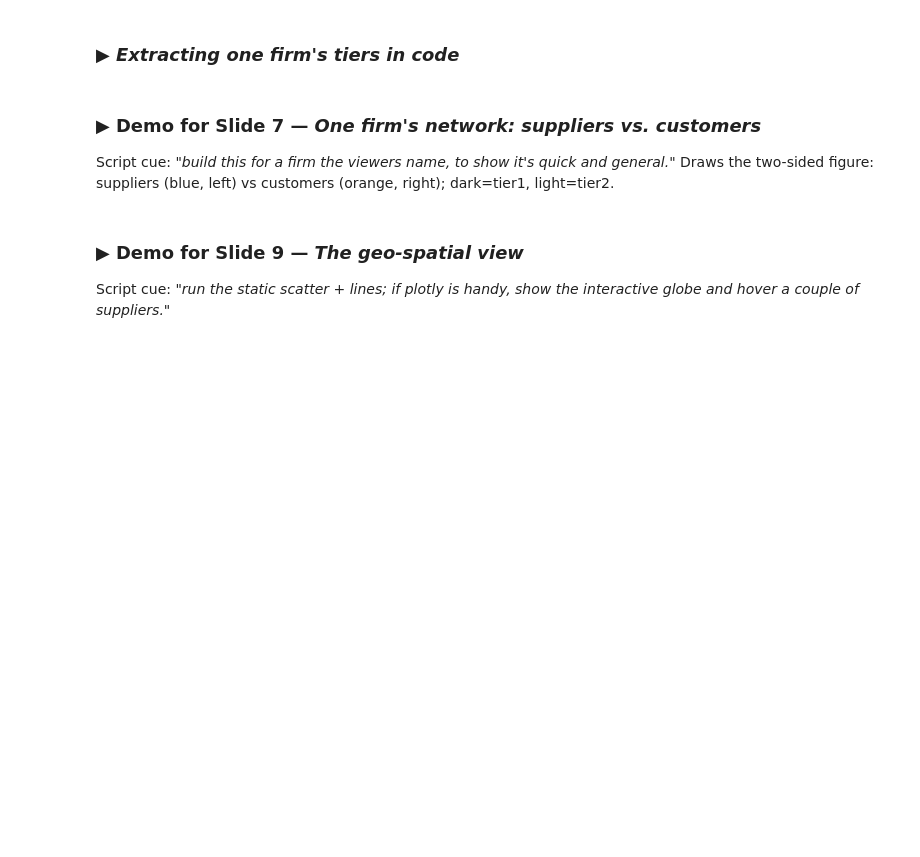
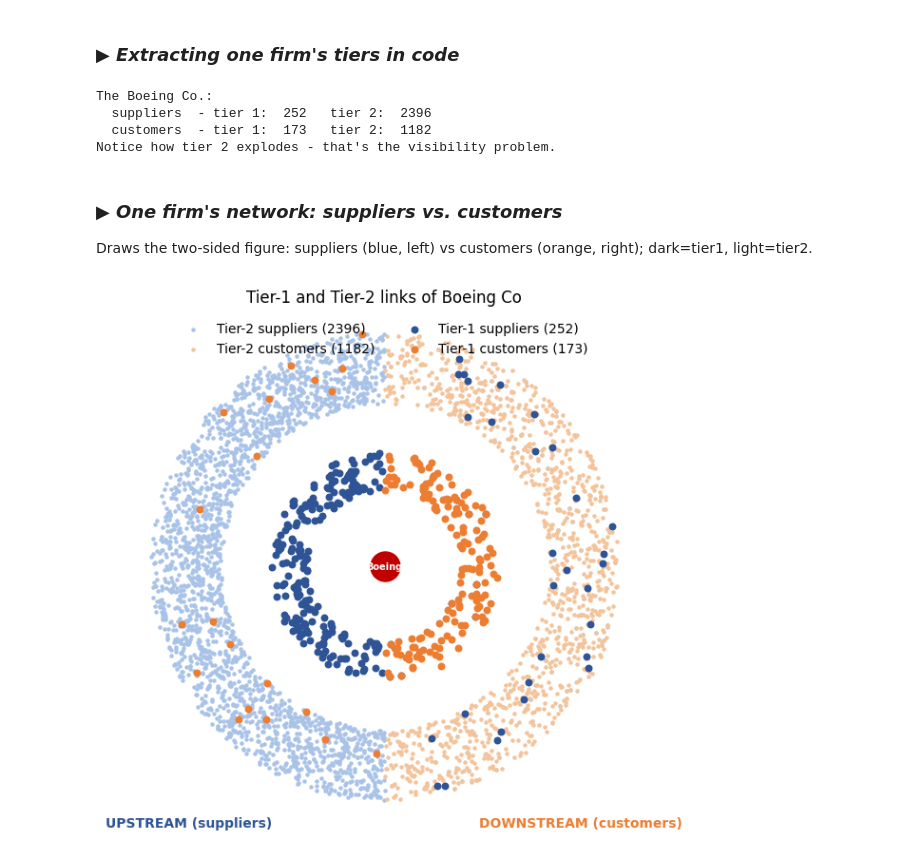
Before and after one commit to deepakawl/supplychain-analytics-teaching, a Jupyter notebook: Network_Analysis_in_Supply_Chain.ipynb, the cells around one changed output. Drawn from its saved outputs; the diff is of its cells as text; code cells hidden in the pictures; blank space fills up the shorter version.

```diff
--- a/Network_Analysis_in_Supply_Chain.ipynb
+++ b/Network_Analysis_in_Supply_Chain.ipynb
@@ -51,7 +51,8 @@ print(G.number_of_nodes(), "firms |", G.number_of_edges(), "supply relationships
 ### ▶ *Distance and shortest paths*
 # %%
 # pick two real firms: a supplier-of-a-supplier of Boeing, and Boeing
-cand = nodes.loc[nodes['entity_proper_name'].str.contains('Boeing Co', na=False), 'feid']
+focal_firm_name = 'Boeing Co'
+cand = nodes.loc[nodes['entity_proper_name'].str.contains(focal_firm_name, na=False), 'feid']
 boeing = max((f for f in cand if f in G), key=lambda f: G.degree(f))   # a match that's actually in G
 up2 = nx.single_source_shortest_path_length(G.reverse(copy=False), boeing, cutoff=2)
 a_tier2_supplier = [f for f, d in up2.items() if d == 2][0]
@@ -200,7 +215,7 @@ plt.show()
 # %% [markdown]
 ### ▶ *Extracting one firm's tiers in code*
 # %%
-firm = boeing    # reuse Boeing from Video 2
+firm = boeing    # reuse Boeing from previos section
 
 # upstream = suppliers: reverse the graph (arrows point TOWARD the focal firm)
 up = nx.single_source_shortest_path_length(G.reverse(copy=False), firm, cutoff=2)
@@ -216,33 +231,40 @@ print(f"{names.get(firm, firm)}:")
 print(f"  suppliers  - tier 1: {len(tier1_sup):>4}   tier 2: {len(tier2_sup):>5}")
 print(f"  customers  - tier 1: {len(tier1_cus):>4}   tier 2: {len(tier2_cus):>5}")
 print("Notice how tier 2 explodes - that's the visibility problem.")
+# %% [output]
+The Boeing Co.:
+  suppliers  - tier 1:  252   tier 2:  2396
+  customers  - tier 1:  173   tier 2:  1182
+Notice how tier 2 explodes - that's the visibility problem.
 # %% [markdown]
-### ▶ Demo for Slide 7 — *One firm's network: suppliers vs. customers*
-Script cue: *"build this for a firm the viewers name, to show it's quick and general."*
+### ▶ *One firm's network: suppliers vs. customers*
+
 Draws the two-sided figure: suppliers (blue, left) vs customers (orange, right); dark=tier1, light=tier2.
 # %%
 rng = np.random.default_rng(42)
 def half_ring(members, r0, r1, side):     # side=-1 left (suppliers), +1 right (customers)
     a0, a1 = (np.pi/2, 3*np.pi/2) if side < 0 else (-np.pi/2, np.pi/2)
     th = rng.uniform(a0, a1, len(members)); r = rng.uniform(r0, r1, len(members))
     return {m:(rr*np.cos(t), rr*np.sin(t)) for m,t,rr in zip(members, th, r)}
 
 pos = {firm:(0,0)}
-pos.update(half_ring(tier1_sup,0.7,1.05,-1)); pos.update(half_ring(tier2_sup,1.5,2.15,-1))
-pos.update(half_ring(tier1_cus,0.7,1.05,+1)); pos.update(half_ring(tier2_cus,1.5,2.15,+1))
+pos.update(half_ring(tier1_sup,0.7,1.05,-1));
+pos.update(half_ring(tier1_cus,0.7,1.05,+1));
+pos.update(half_ring(tier2_sup,1.5,2.15,-1));
+pos.update(half_ring(tier2_cus,1.5,2.15,+1));
 
 plt.figure(figsize=(11,7)); ax = plt.gca()
-ax.scatter(*zip(*[pos[n] for n in tier2_sup]), s=5,  c='#A9C3E8')   # tier2 suppliers
-ax.scatter(*zip(*[pos[n] for n in tier2_cus]), s=5,  c='#F4C39A')   # tier2 customers
+ax.scatter(*zip(*[pos[n] for n in tier2_sup]), s=5,  c='#A9C3E8', label=f'Tier-2 suppliers ({len(tier2_sup)})')   # tier2 suppliers
+ax.scatter(*zip(*[pos[n] for n in tier2_cus]), s=5,  c='#F4C39A', label=f'Tier-2 customers ({len(tier2_cus)})')   # tier2 customers
 ax.scatter(*zip(*[pos[n] for n in tier1_sup]), s=22, c='#2E5496', label=f'Tier-1 suppliers ({len(tier1_sup)})')
 ax.scatter(*zip(*[pos[n] for n in tier1_cus]), s=22, c='#ED7D31', label=f'Tier-1 customers ({len(tier1_cus)})')
 ax.scatter([0],[0], s=500, c='#C00000', zorder=5)
-ax.annotate(names.get(firm, firm).split()[0], (0,0), ha='center', va='center',
-            color='white', fontweight='bold', zorder=6)
+ax.annotate(focal_firm_name.split()[0], (0,0), ha='center', va='center',
+            color='white', fontweight='bold', zorder=6, fontsize=7)
 ax.text(-1.8,-2.4,'UPSTREAM (suppliers)', ha='center', color='#2E5496', fontweight='bold')
 ax.text( 1.8,-2.4,'DOWNSTREAM (customers)', ha='center', color='#ED7D31', fontweight='bold')
 ax.legend(loc='upper center', ncol=2, frameon=False); ax.set_aspect('equal'); ax.axis('off')
+plt.title(f"Tier-1 and Tier-2 links of {focal_firm_name}")
 plt.show()
+# %% [output]
+[figure, added]
-# %% [markdown]
-### ▶ Demo for Slide 9 — *The geo-spatial view*
-Script cue: *"run the static scatter + lines; if plotly is handy, show the interactive globe and hover a couple of suppliers."*
```
Also changed, not shown: parts of 17 cells of this notebook.
